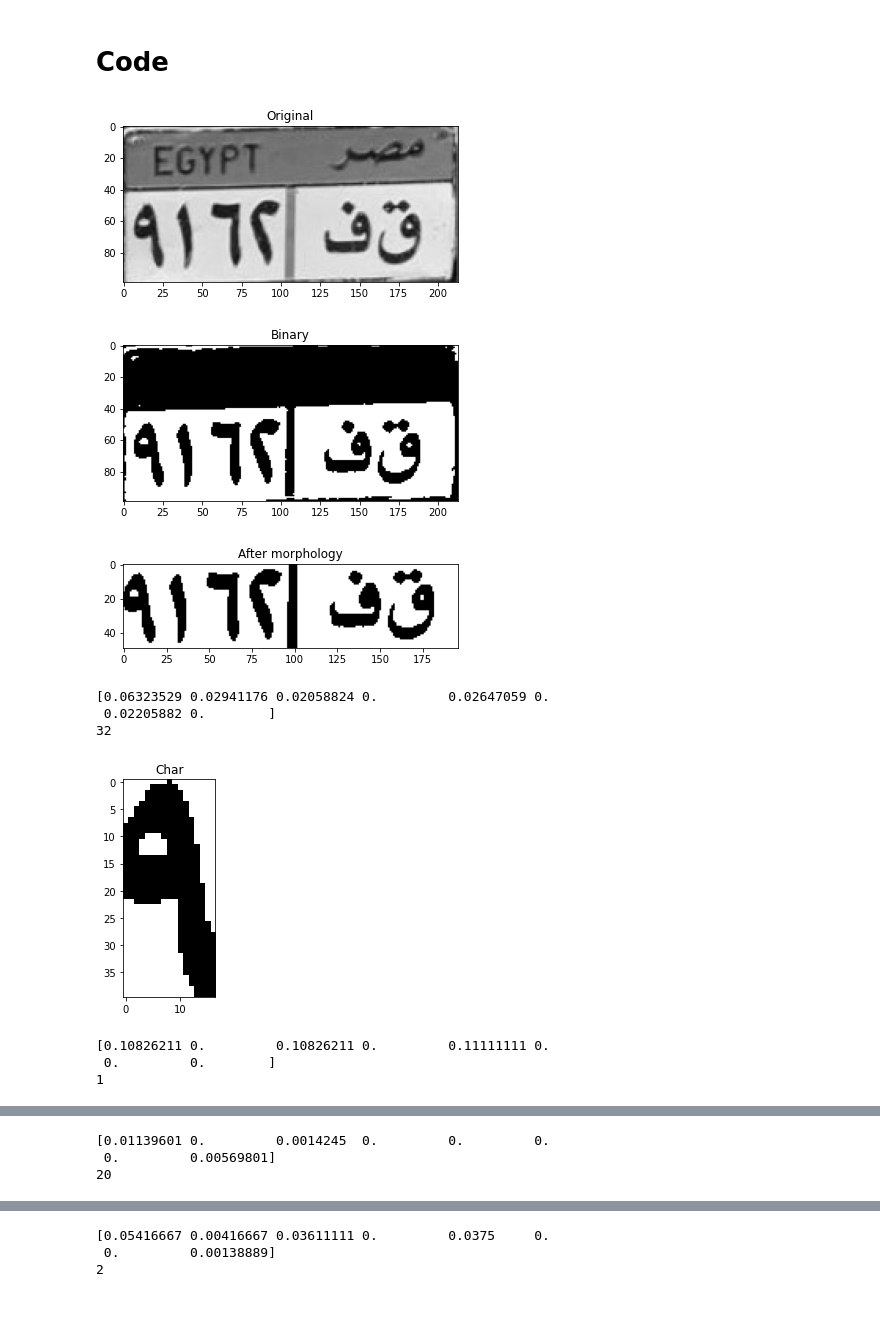
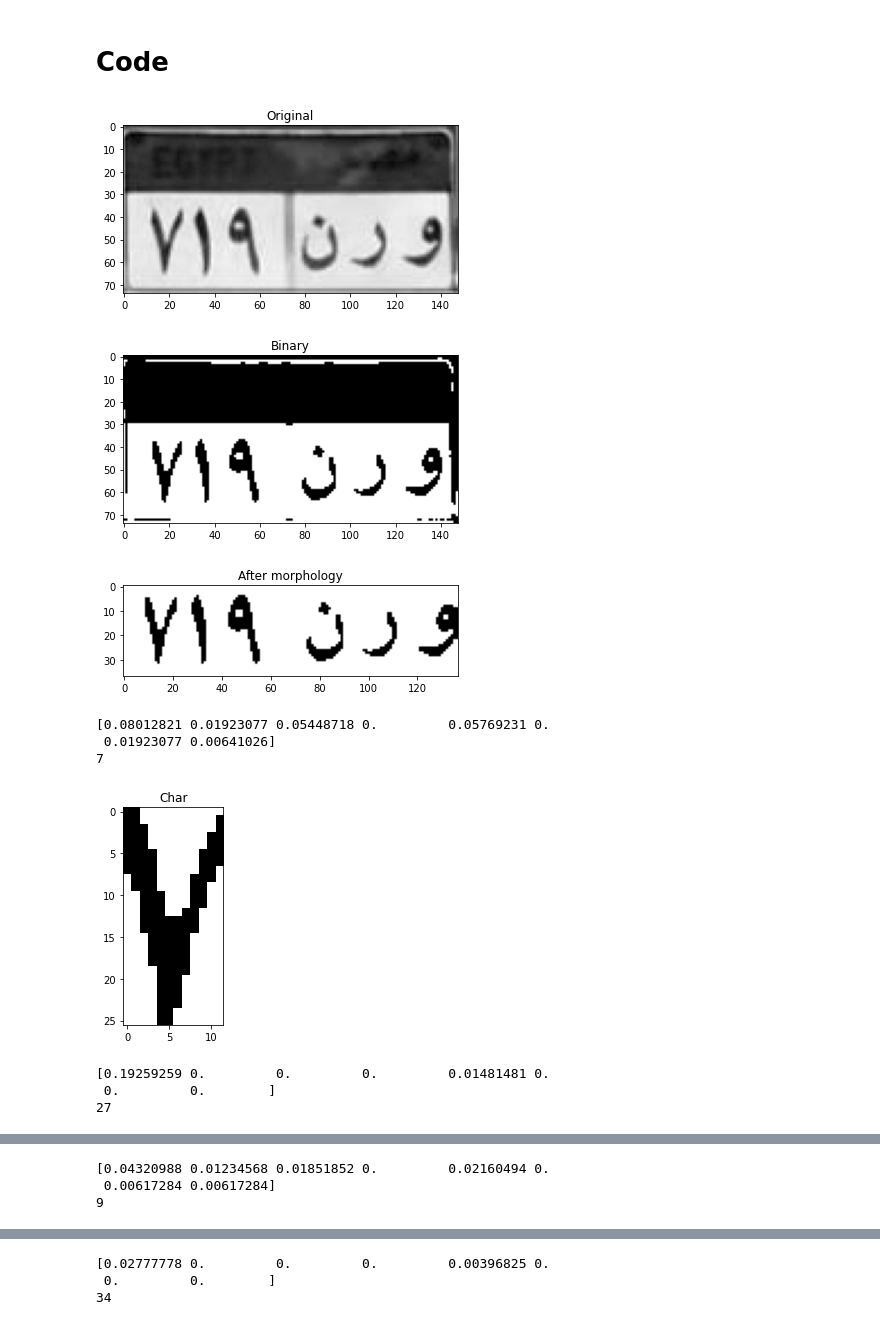
Before and after one commit to MoazHassan2022/License-Plate-Recognition, a Jupyter notebook: plate_detection/detection.ipynb, the cells around one changed output, grey strips where cells are left out. Cells and saved outputs as stored; diff of their text form; code cells hidden in the pictures.

Commit message:
Adding some images

```diff
--- a/plate_detection/detection.ipynb
+++ b/plate_detection/detection.ipynb
@@ -12,27 +12,24 @@ import cv2
 %load_ext autoreload
 %autoreload 2
 # %%
-image = (rgb2gray(io.imread("plates_dataset/img4.jpg")) * 255).astype("uint8")
+image = (rgb2gray(io.imread("plates_dataset/img2.jpg")) * 255).astype("uint8")
 show_images([image], ["Original"])
 image = cv2.threshold(image, 0, 255, cv2.THRESH_BINARY | cv2.THRESH_OTSU)[1]
 show_images([image], ["Binary"])
 x,y = image.shape
-#rightPart = image[int(x//2.2):x-int(x//15),int(y//1.7):y-int(y//20)]
-#leftPart = image[int(x//2.2):x-int(x//15),int(y//30):int(y//2)]
 image = image[int(x//2.2):x-int(x//15),int(y//30):y-int(y//20)]
-#show_images([leftPart, rightPart], ["Binary left part", "Binary right part"])
 structuringEl = np.ones((2, 2))
 image = binary_opening(image, structuringEl)
 show_images([image], ["After morphology"])
 print(getChars(image))
 # %% [output]
-[figure, old version]
+[figure, new version]
-[figure, old version]
+[figure, new version]
-[figure, old version]
+[figure, new version]
-[0.06323529 0.02941176 0.02058824 0.         0.02647059 0.
- 0.02205882 0.        ]
-32
+[0.08012821 0.01923077 0.05448718 0.         0.05769231 0.
+ 0.01923077 0.00641026]
+7
-[figure, old version]
+[figure, new version]
-[0.10826211 0.         0.10826211 0.         0.11111111 0.
+[0.19259259 0.         0.         0.         0.01481481 0.
  0.         0.        ]
-1
+27
@@ -40,3 +37,3 @@ print(getChars(image))
-[0.01139601 0.         0.0014245  0.         0.         0.
- 0.         0.00569801]
-20
+[0.04320988 0.01234568 0.01851852 0.         0.02160494 0.
+ 0.00617284 0.00617284]
+9
@@ -44,3 +41,3 @@ print(getChars(image))
-[0.05416667 0.00416667 0.03611111 0.         0.0375     0.
- 0.         0.00138889]
-2
+[0.02777778 0.         0.         0.         0.00396825 0.
+ 0.         0.        ]
+34
```
Also changed, not shown: parts of 2 cells of this notebook, 4 other files.
